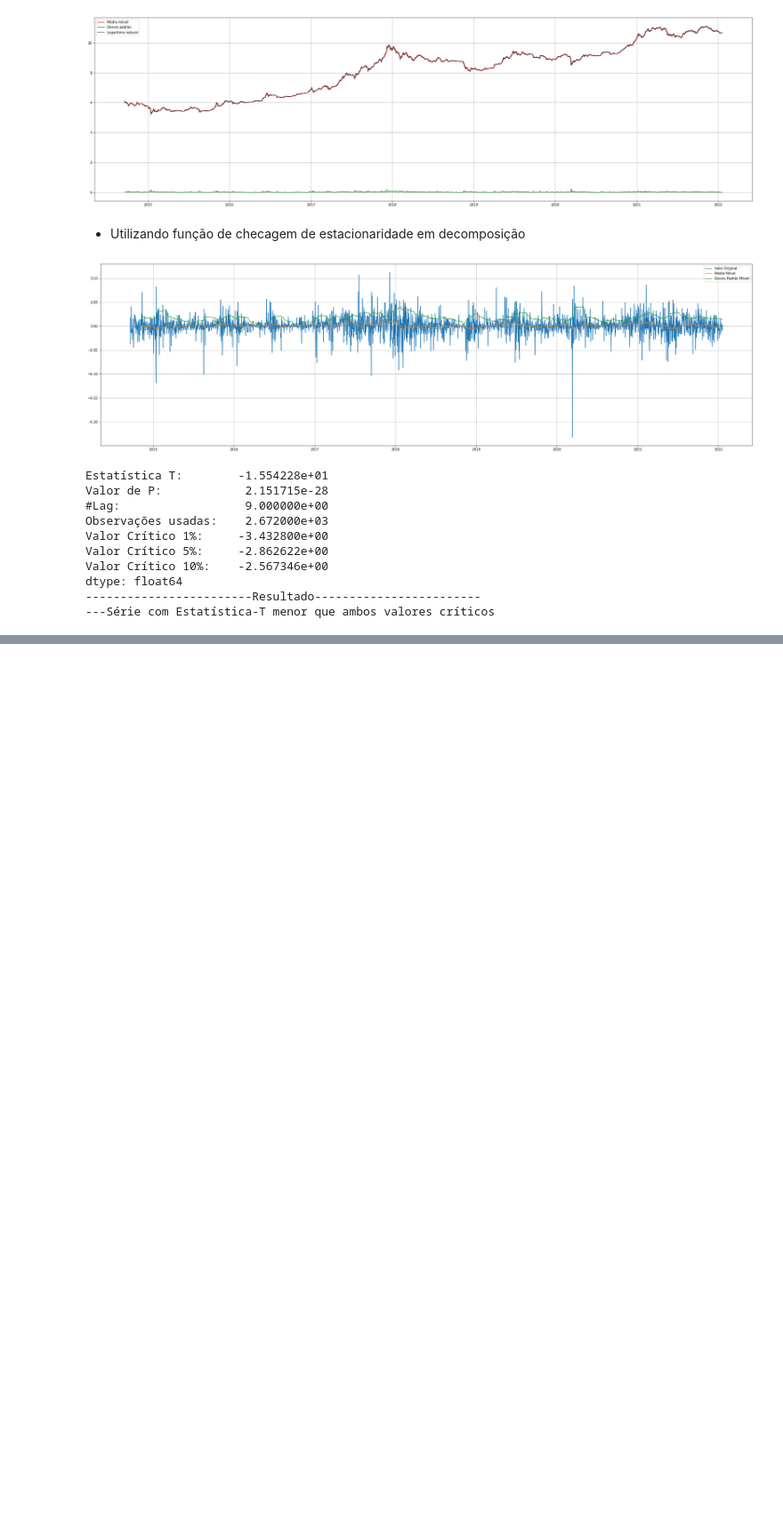
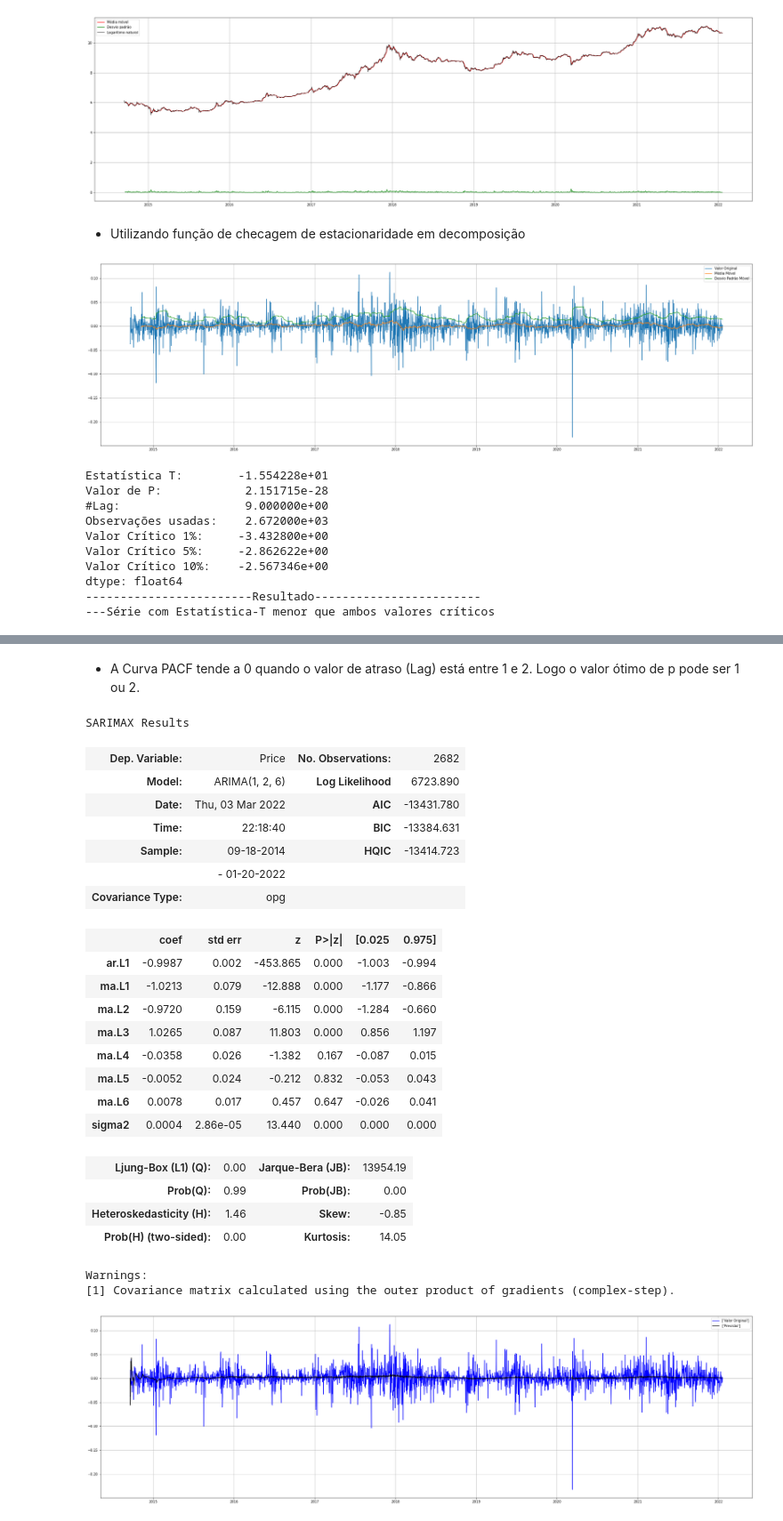
Before and after one commit to luanzitto/BitCoin_forecast, a Jupyter notebook: InitialExploration.ipynb, the cells around one changed output, grey strips where cells are left out. Shown at 89% size. Cells and saved outputs as stored; diff of their text form; code cells hidden in the pictures; blank space fills up the shorter version.

```diff
--- a/InitialExploration.ipynb
+++ b/InitialExploration.ipynb
@@ -217,0 +267,38 @@ dtype: float64
+# %% [markdown]
+- A Curva PACF tende a 0 quando o valor de atraso (Lag) está entre 1 e 2. Logo o valor ótimo de p pode ser 1 ou 2.
+# %%
+Arima = ARIMA(lnamm, order=(1,2,6))
+Ar = Arima.fit()
+
+plt.figure(figsize=(35,10))
+plt.plot(lnamm, label=['Valor Original'], c='b')
+plt.plot(Ar.fittedvalues, c='black', label=["Previsão"])
+plt.legend()
+plt.grid()
+
+display(Ar.summary())
+# %% [output]
+SARIMAX Results
+| Dep. Variable: | Price | No. Observations: | 2682 |
+| Model: | ARIMA(1, 2, 6) | Log Likelihood | 6723.890 |
+| Date: | Thu, 03 Mar 2022 | AIC | -13431.780 |
+| Time: | 22:18:40 | BIC | -13384.631 |
+| Sample: | 09-18-2014 | HQIC | -13414.723 |
+|  | - 01-20-2022 |  |  |
+| Covariance Type: | opg |  |  |
+|  | coef | std err | z | P>|z| | [0.025 | 0.975] |
+| ar.L1 | -0.9987 | 0.002 | -453.865 | 0.000 | -1.003 | -0.994 |
+| ma.L1 | -1.0213 | 0.079 | -12.888 | 0.000 | -1.177 | -0.866 |
+| ma.L2 | -0.9720 | 0.159 | -6.115 | 0.000 | -1.284 | -0.660 |
+| ma.L3 | 1.0265 | 0.087 | 11.803 | 0.000 | 0.856 | 1.197 |
+| ma.L4 | -0.0358 | 0.026 | -1.382 | 0.167 | -0.087 | 0.015 |
+| ma.L5 | -0.0052 | 0.024 | -0.212 | 0.832 | -0.053 | 0.043 |
+| ma.L6 | 0.0078 | 0.017 | 0.457 | 0.647 | -0.026 | 0.041 |
+| sigma2 | 0.0004 | 2.86e-05 | 13.440 | 0.000 | 0.000 | 0.000 |
+| Ljung-Box (L1) (Q): | 0.00 | Jarque-Bera (JB): | 13954.19 |
+| Prob(Q): | 0.99 | Prob(JB): | 0.00 |
+| Heteroskedasticity (H): | 1.46 | Skew: | -0.85 |
+| Prob(H) (two-sided): | 0.00 | Kurtosis: | 14.05 |
+Warnings:
+[1] Covariance matrix calculated using the outer product of gradients (complex-step).
+[figure, added]
```
Also changed, not shown: parts of 10 cells of this notebook.
